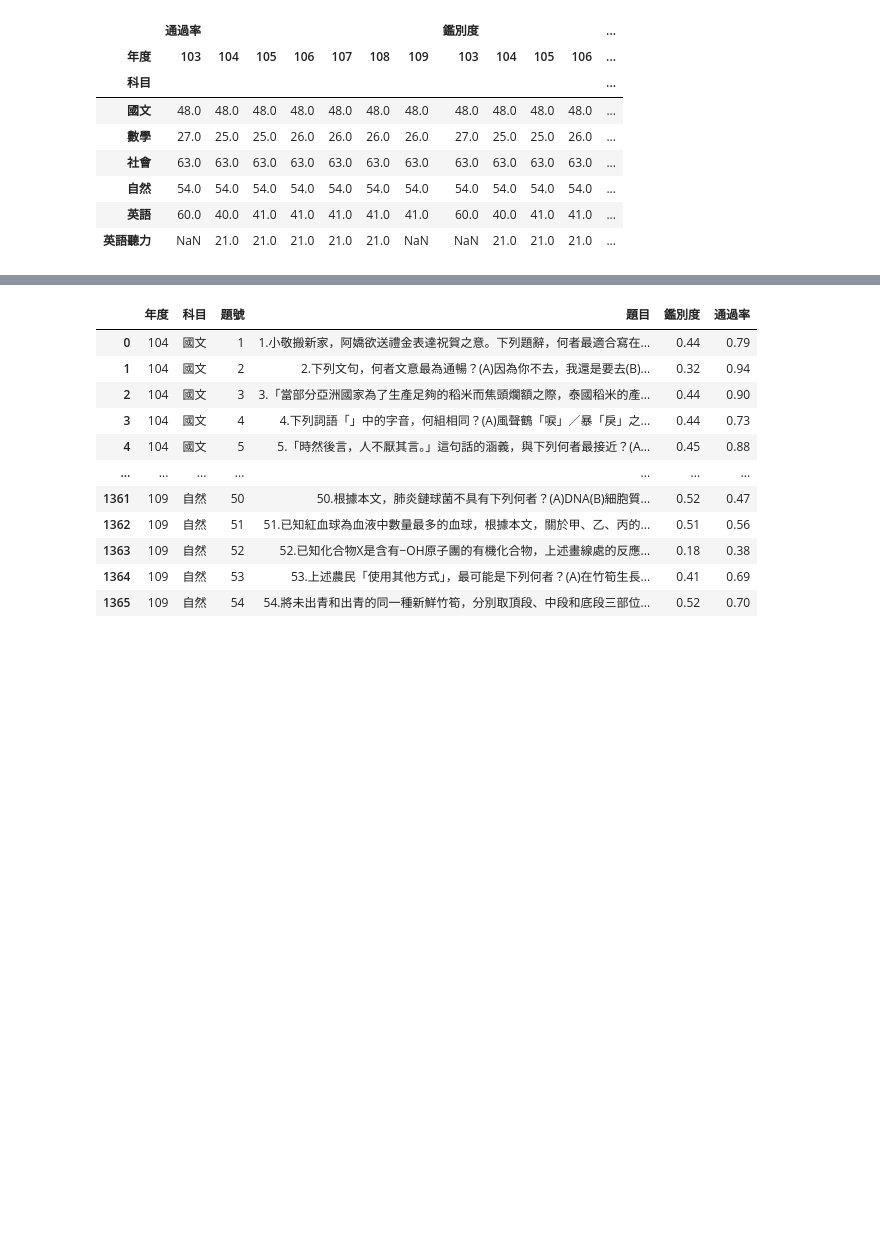
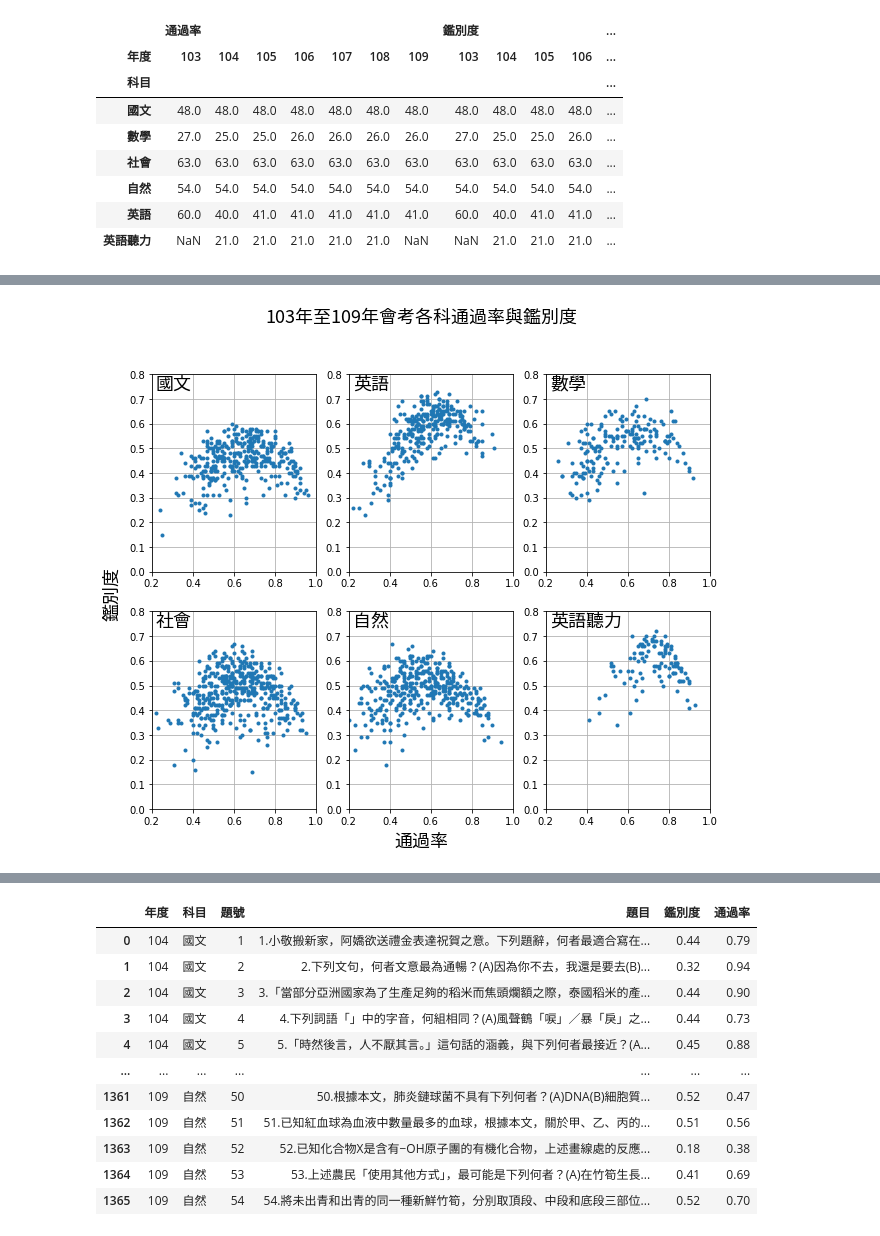
Before and after one commit to ChihHsiangChien/question_database, a Jupyter notebook: B03_分析通過率鑑別度與題目.ipynb, the cells around one changed output, grey strips where cells are left out. Drawn from its saved outputs; the diff is of its cells as text; code cells hidden in the pictures; blank space fills up the shorter version.

```diff
--- a/B03_分析通過率鑑別度與題目.ipynb
+++ b/B03_分析通過率鑑別度與題目.ipynb
@@ -104,3 +127,38 @@ passing_df.pivot_table(index=['科目'], columns = ['年度'] , values=['通過
+# %%
+fig , ax = plt.subplots(2, 3, sharex = False, sharey = False)
+
+fig.set_figheight(8)
+fig.set_figwidth(10)
+
+title = '103年至109年會考各科通過率與鑑別度'
+for i in range(2):
+    for j in range(3):
+        ax[i, j].text(0.22, 0.74, subjects[i*3 + j] , fontsize=18, ha='left', fontproperties=myfont)
+        #在各個子網格寫上文字
+
+        x = passing_df[passing_df['科目'] == subjects[i*3 + j]]['通過率']
+        y = passing_df[passing_df['科目'] == subjects[i*3 + j]]['鑑別度']
+
+
+
+        ax[i, j].plot(x, y, marker='o', linestyle='', ms = 3)
+
+        #ax[i, j].set_title(subjects[i*3 + j], fontproperties=myfont)
+        #ax[i, j].set_xlabel('通過率' , fontproperties=myfont)
+        #ax[i, j].set_ylabel('鑑別度' , fontproperties=myfont)
+        ax[i, j].grid()
+        ax[i, j].set_xlim([0.2, 1])
+        ax[i, j].set_ylim([0, 0.8])
+
+fig.text(0.5, 0.07, '通過率', fontsize=18, ha='center', va='center', fontproperties=myfont)
+fig.text(0.07, 0.5, '鑑別度', fontsize=18, ha='center', va='center', rotation='vertical', fontproperties=myfont)
+fig.suptitle(title , fontsize=18, ha='center', va='center', fontproperties = myfont)
+#fig.xlabel('通過率' , fontproperties = myfont)
+#fig.ylabel('鑑別度' , fontproperties = myfont)
+plt.savefig( title + '.jpg')
+plt.show()
+# %% [output]
+[figure, added]
 # %%
 subject = '自然'
 x = passing_df[passing_df['科目'] == subject]['通過率']
```
Also changed, not shown: parts of 4 cells of this notebook, 1 other file.
